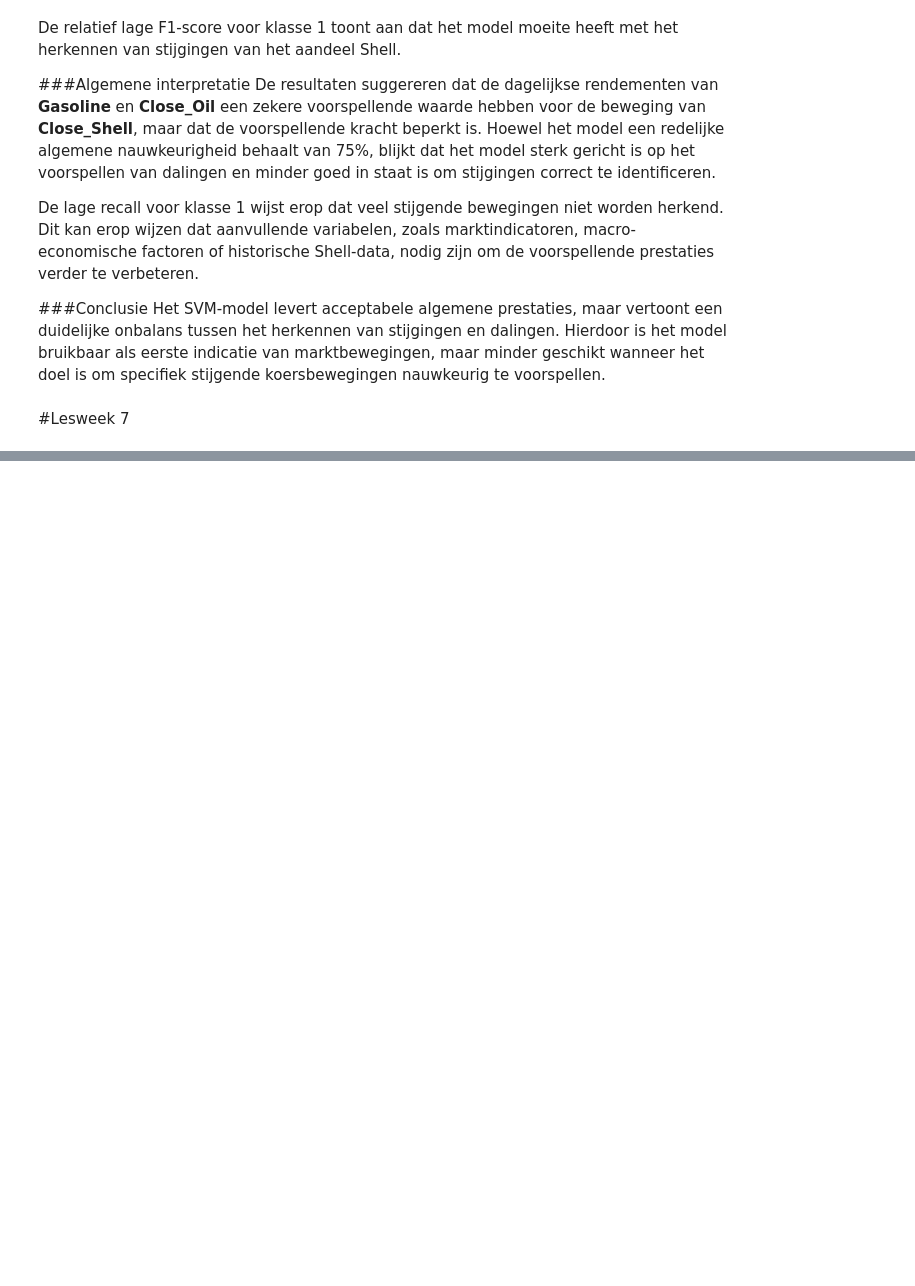
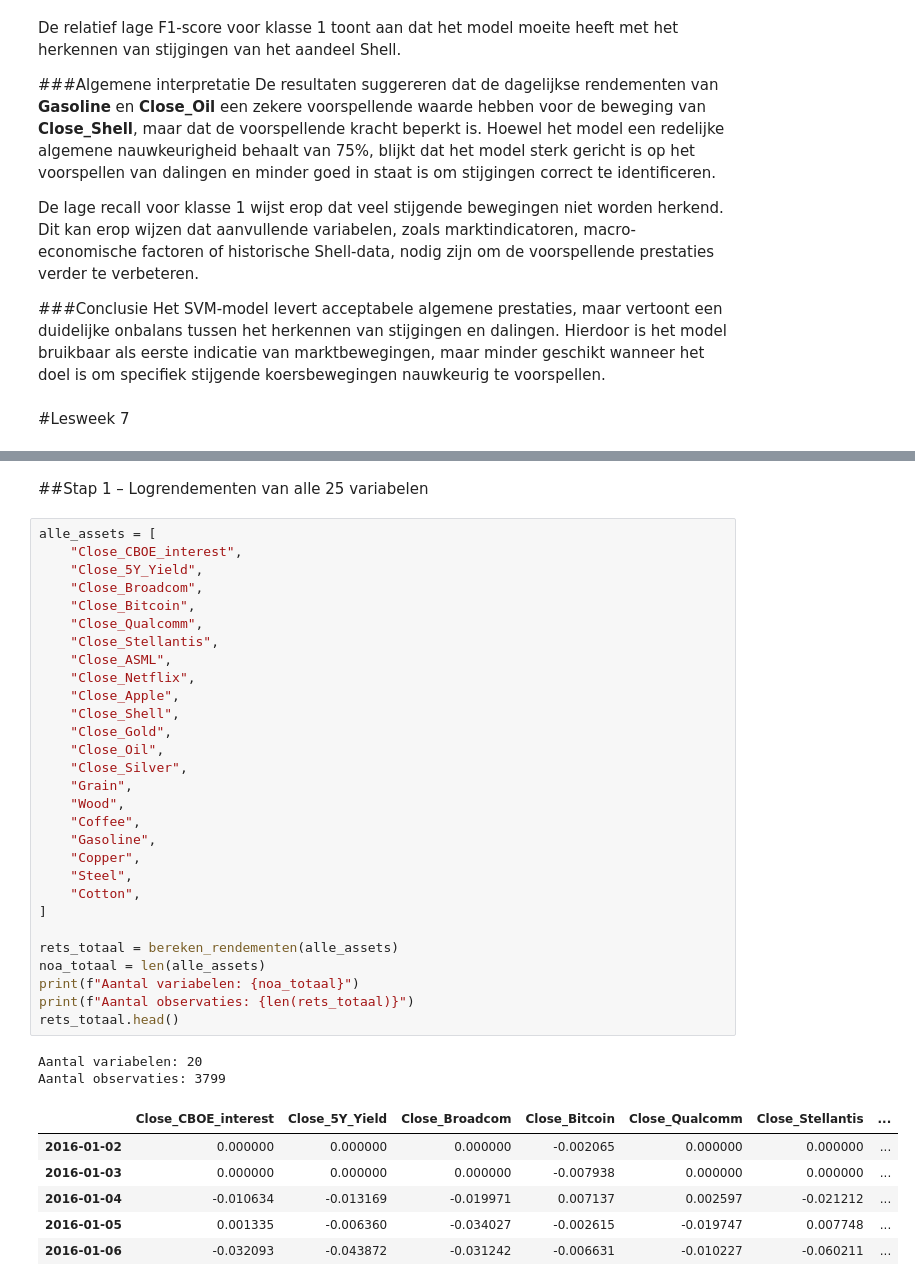
Before and after one commit to michaelraykuster-spec/Werkplaats-2-opdracht-Groep-3, a Jupyter notebook: Werkplaats_2_opdracht_Groep_3.ipynb, the cells around one changed output, grey strips where cells are left out. Cells and saved outputs as stored; diff of their text form; blank space fills up the shorter version.

```diff
--- a/Werkplaats_2_opdracht_Groep_3.ipynb
+++ b/Werkplaats_2_opdracht_Groep_3.ipynb
@@ -1346,0 +2238,40 @@ Het SVM-model levert acceptabele algemene prestaties, maar vertoont een duidelij
+# %% [markdown]
+##Stap 1 – Logrendementen van alle 25 variabelen
+# %%
+alle_assets = [
+    "Close_CBOE_interest",
+    "Close_5Y_Yield",
+    "Close_Broadcom",
+    "Close_Bitcoin",
+    "Close_Qualcomm",
+    "Close_Stellantis",
+    "Close_ASML",
+    "Close_Netflix",
+    "Close_Apple",
+    "Close_Shell",
+    "Close_Gold",
+    "Close_Oil",
+    "Close_Silver",
+    "Grain",
+    "Wood",
+    "Coffee",
+    "Gasoline",
+    "Copper",
+    "Steel",
+    "Cotton",
+]
+
+rets_totaal = bereken_rendementen(alle_assets)
+noa_totaal = len(alle_assets)
+print(f"Aantal variabelen: {noa_totaal}")
+print(f"Aantal observaties: {len(rets_totaal)}")
+rets_totaal.head()
+# %% [output]
+Aantal variabelen: 20
+Aantal observaties: 3799
+|  | Close_CBOE_interest | Close_5Y_Yield | Close_Broadcom | Close_Bitcoin | Close_Qualcomm | Close_Stellantis | ... |
+| 2016-01-02 | 0.000000 | 0.000000 | 0.000000 | -0.002065 | 0.000000 | 0.000000 | ... |
+| 2016-01-03 | 0.000000 | 0.000000 | 0.000000 | -0.007938 | 0.000000 | 0.000000 | ... |
+| 2016-01-04 | -0.010634 | -0.013169 | -0.019971 | 0.007137 | 0.002597 | -0.021212 | ... |
+| 2016-01-05 | 0.001335 | -0.006360 | -0.034027 | -0.002615 | -0.019747 | 0.007748 | ... |
+| 2016-01-06 | -0.032093 | -0.043872 | -0.031242 | -0.006631 | -0.010227 | -0.060211 | ... |
```
Also changed, not shown: parts of 104 cells of this notebook.
